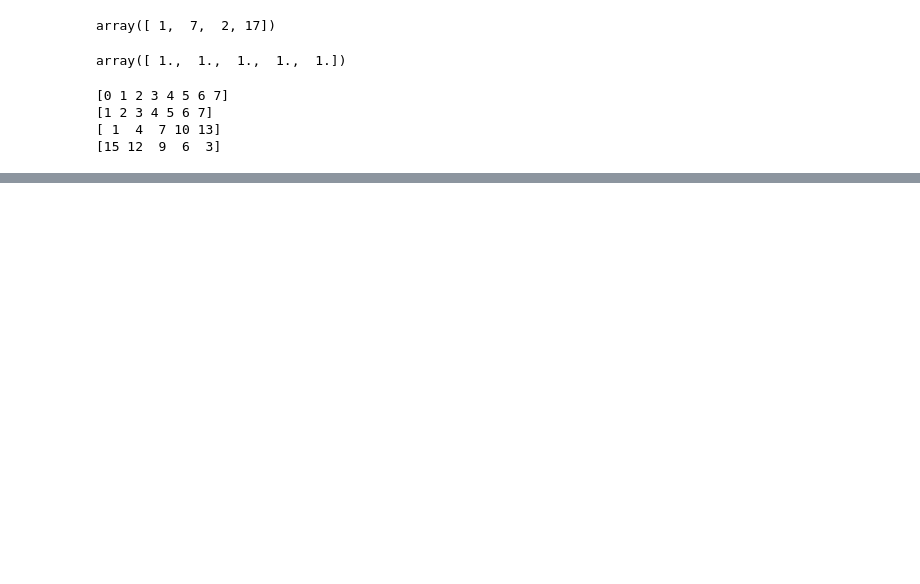
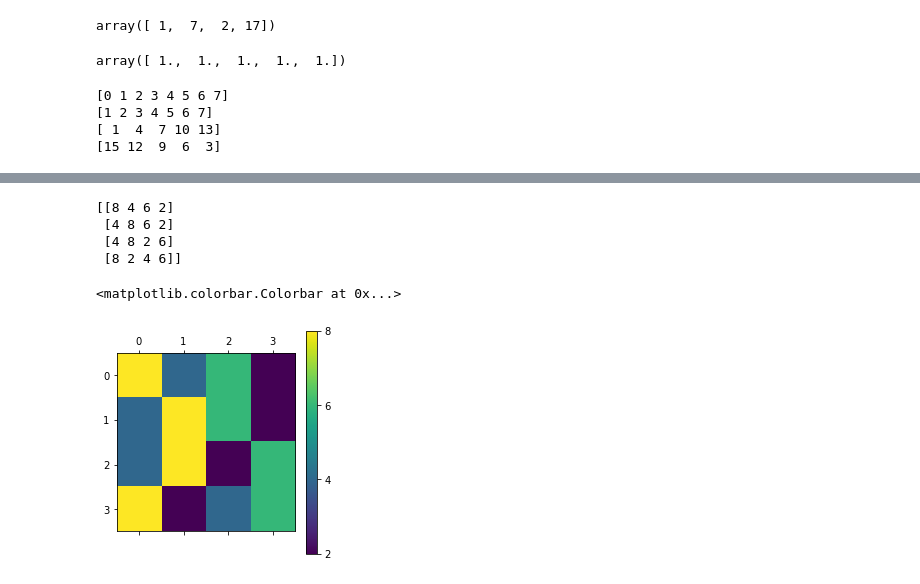
Before and after one commit to kalikrit/jupyter, a Jupyter notebook: np.array, np.arange, slice, plotting.ipynb, the cells around one changed output, grey strips where cells are left out. Cells and saved outputs as stored; diff of their text form; code cells hidden in the pictures; blank space fills up the shorter version.

```diff
--- a/np.array, np.arange, slice, plotting.ipynb
+++ b/np.array, np.arange, slice, plotting.ipynb
@@ -24,0 +200,16 @@ print(np.arange(15,2,-3))
+# %%
+# Visualizing two-dimensional arrays
+x = np.array([[8, 4, 6, 2],
+              [4, 8, 6, 2],
+              [4, 8, 2, 6],
+              [8, 2, 4, 6]])
+print(x)
+plt.matshow(x)
+plt.colorbar(ticks=[2,4,6,8])
+# %% [output]
+[[8 4 6 2]
+ [4 8 6 2]
+ [4 8 2 6]
+ [8 2 4 6]]
+<matplotlib.colorbar.Colorbar at 0x...>
+[figure, added]
```
Also changed, not shown: parts of 19 cells of this notebook.
